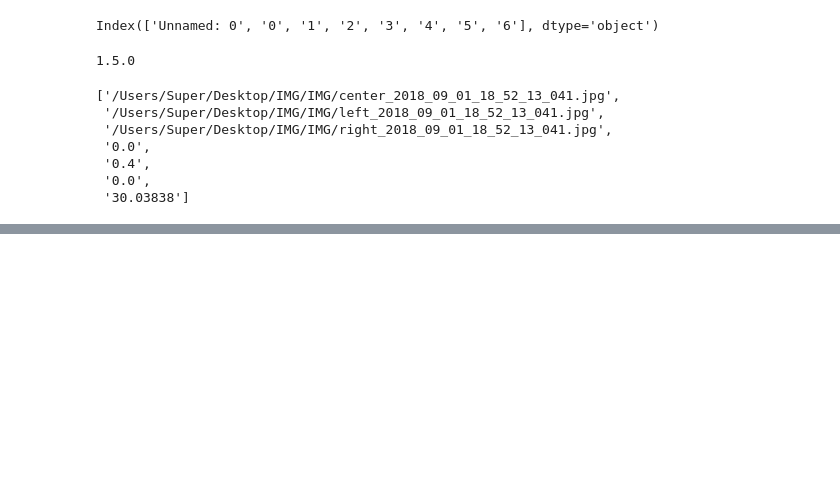
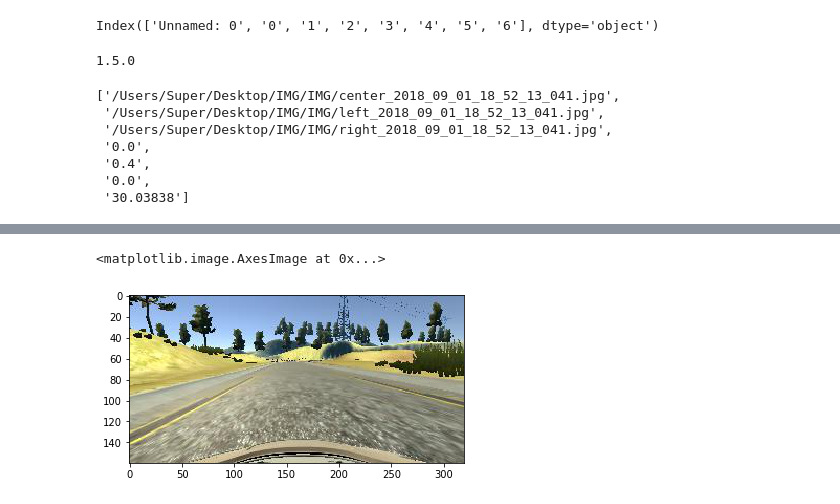
Before and after one commit to Bovey0809/CarND-Behavioral-Cloning-P3, a Jupyter notebook: generator.ipynb, the cells around one changed output, grey strips where cells are left out. Drawn from its saved outputs; the diff is of its cells as text; code cells hidden in the pictures; blank space fills up the shorter version.

```diff
--- a/generator.ipynb
+++ b/generator.ipynb
@@ -98,3 +106,8 @@ _test_generator = generator(train_samples)
+# %%
+plt.imshow(image_f)
+# %% [output]
+<matplotlib.image.AxesImage at 0x...>
+[figure, added]
 # %%
 _test_data = next(_test_generator)
 images = _test_data[0]
```
Also changed, not shown: parts of 7 cells of this notebook.
